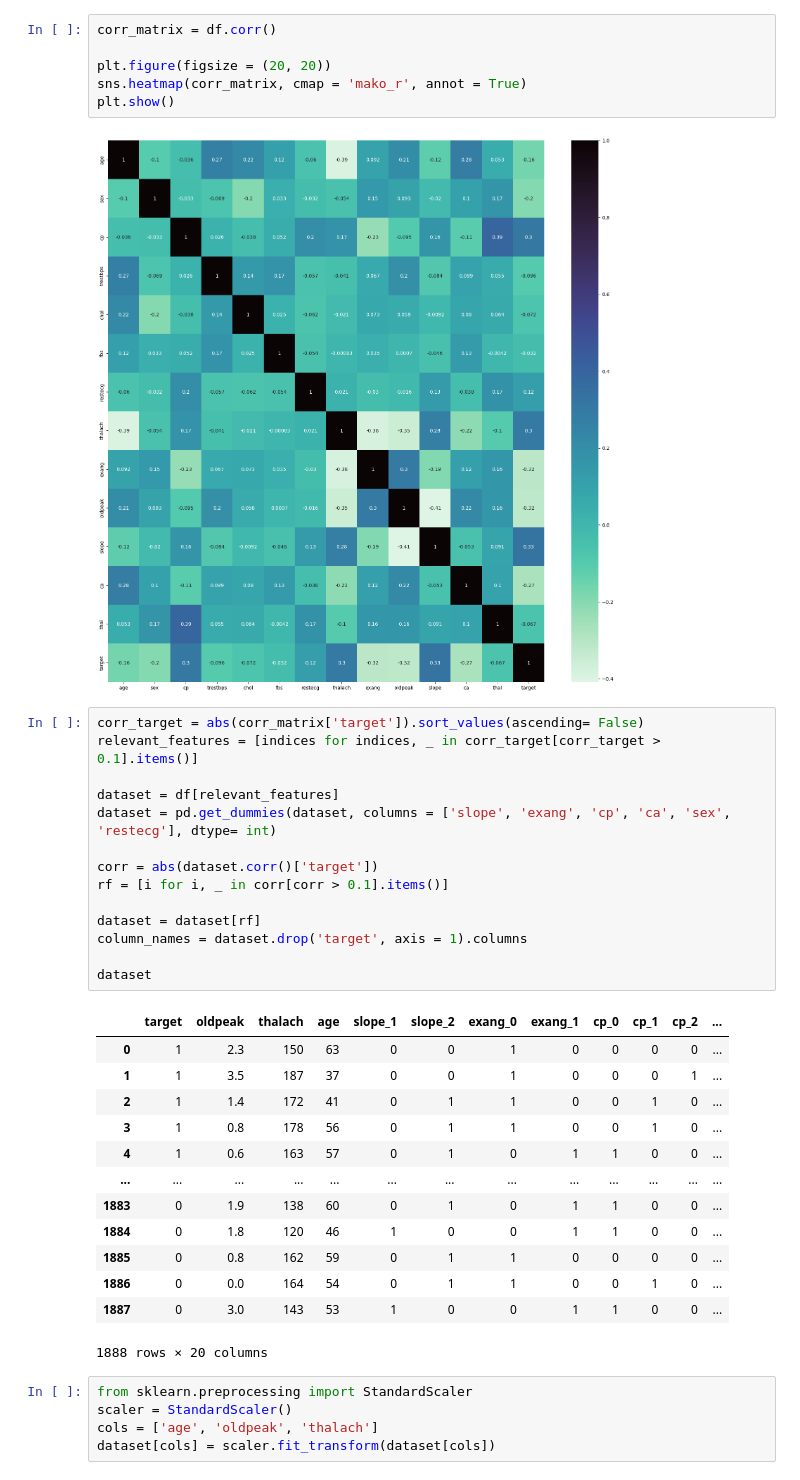
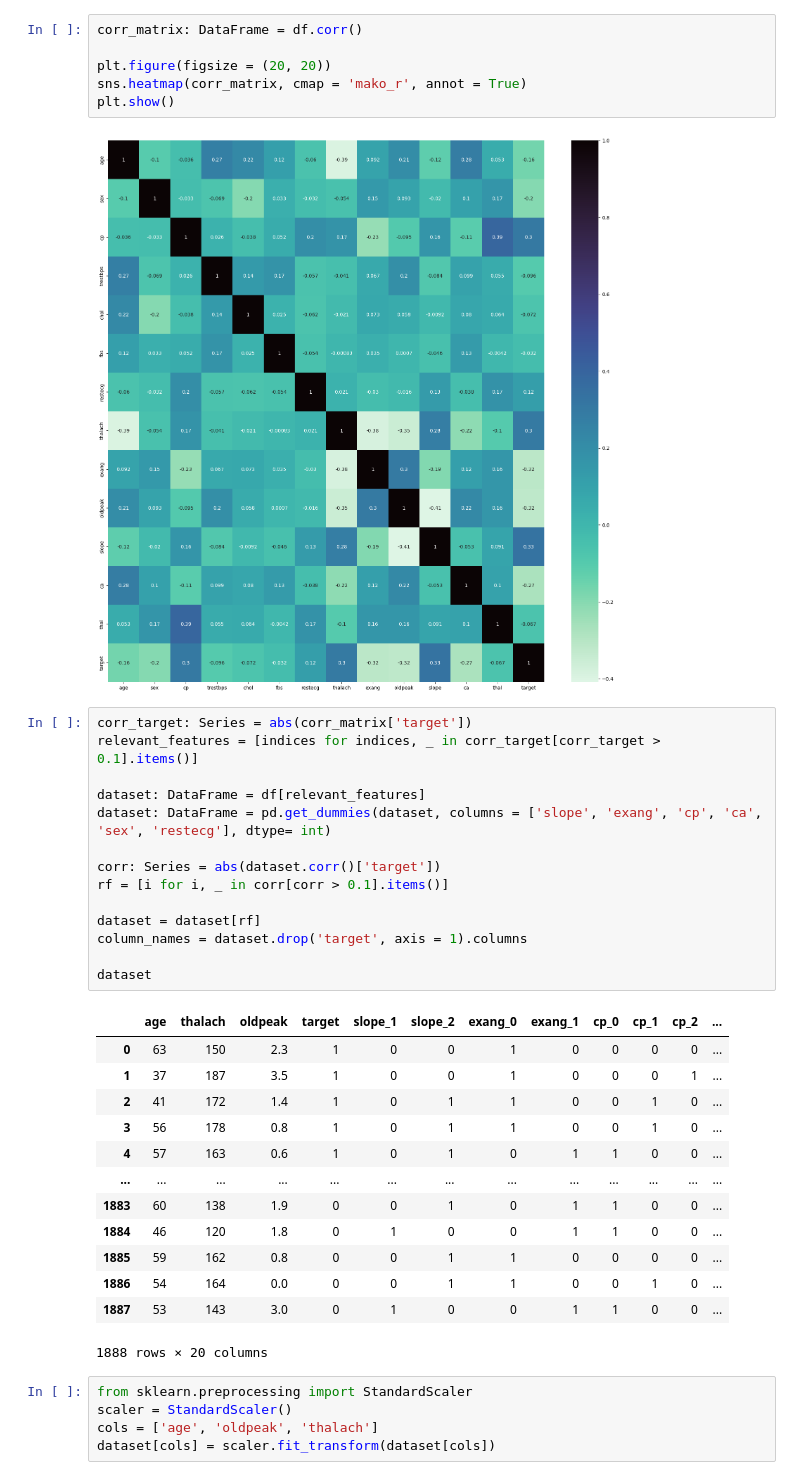
Before and after one commit to 00101010101/Heart-Disease-Prediction, a Jupyter notebook: model.ipynb, the cells around one changed output. Drawn from its saved outputs; the diff is of its cells as text.

```diff
--- a/model.ipynb
+++ b/model.ipynb
@@ -93,7 +93,7 @@ plt.ylabel('Number of Patients')
 Text(0, 0.5, 'Number of Patients')
 [figure]
 # %%
-corr_matrix = df.corr()
+corr_matrix: DataFrame = df.corr()
 
 plt.figure(figsize = (20, 20))
 sns.heatmap(corr_matrix, cmap = 'mako_r', annot = True)
@@ -101,32 +101,32 @@ plt.show()
 # %% [output]
 [figure]
 # %%
-corr_target = abs(corr_matrix['target']).sort_values(ascending= False)
+corr_target: Series = abs(corr_matrix['target'])
 relevant_features = [indices for indices, _ in corr_target[corr_target > 0.1].items()]
 
-dataset = df[relevant_features]
-dataset = pd.get_dummies(dataset, columns = ['slope', 'exang', 'cp', 'ca', 'sex', 'restecg'], dtype= int)
+dataset: DataFrame = df[relevant_features]
+dataset: DataFrame = pd.get_dummies(dataset, columns = ['slope', 'exang', 'cp', 'ca', 'sex', 'restecg'], dtype= int)
 
-corr = abs(dataset.corr()['target'])
+corr: Series = abs(dataset.corr()['target'])
 rf = [i for i, _ in corr[corr > 0.1].items()]
 
 dataset = dataset[rf]
 column_names = dataset.drop('target', axis = 1).columns
 
 dataset
 # %% [output]
-|  | target | oldpeak | thalach | age | slope_1 | slope_2 | exang_0 | exang_1 | cp_0 | cp_1 | cp_2 | ... |
-| 0 | 1 | 2.3 | 150 | 63 | 0 | 0 | 1 | 0 | 0 | 0 | 0 | ... |
-| 1 | 1 | 3.5 | 187 | 37 | 0 | 0 | 1 | 0 | 0 | 0 | 1 | ... |
-| 2 | 1 | 1.4 | 172 | 41 | 0 | 1 | 1 | 0 | 0 | 1 | 0 | ... |
-| 3 | 1 | 0.8 | 178 | 56 | 0 | 1 | 1 | 0 | 0 | 1 | 0 | ... |
-| 4 | 1 | 0.6 | 163 | 57 | 0 | 1 | 0 | 1 | 1 | 0 | 0 | ... |
+|  | age | thalach | oldpeak | target | slope_1 | slope_2 | exang_0 | exang_1 | cp_0 | cp_1 | cp_2 | ... |
+| 0 | 63 | 150 | 2.3 | 1 | 0 | 0 | 1 | 0 | 0 | 0 | 0 | ... |
+| 1 | 37 | 187 | 3.5 | 1 | 0 | 0 | 1 | 0 | 0 | 0 | 1 | ... |
+| 2 | 41 | 172 | 1.4 | 1 | 0 | 1 | 1 | 0 | 0 | 1 | 0 | ... |
+| 3 | 56 | 178 | 0.8 | 1 | 0 | 1 | 1 | 0 | 0 | 1 | 0 | ... |
+| 4 | 57 | 163 | 0.6 | 1 | 0 | 1 | 0 | 1 | 1 | 0 | 0 | ... |
 | ... | ... | ... | ... | ... | ... | ... | ... | ... | ... | ... | ... | ... |
-| 1883 | 0 | 1.9 | 138 | 60 | 0 | 1 | 0 | 1 | 1 | 0 | 0 | ... |
-| 1884 | 0 | 1.8 | 120 | 46 | 1 | 0 | 0 | 1 | 1 | 0 | 0 | ... |
-| 1885 | 0 | 0.8 | 162 | 59 | 0 | 1 | 1 | 0 | 0 | 0 | 0 | ... |
-| 1886 | 0 | 0.0 | 164 | 54 | 0 | 1 | 1 | 0 | 0 | 1 | 0 | ... |
-| 1887 | 0 | 3.0 | 143 | 53 | 1 | 0 | 0 | 1 | 1 | 0 | 0 | ... |
+| 1883 | 60 | 138 | 1.9 | 0 | 0 | 1 | 0 | 1 | 1 | 0 | 0 | ... |
+| 1884 | 46 | 120 | 1.8 | 0 | 1 | 0 | 0 | 1 | 1 | 0 | 0 | ... |
+| 1885 | 59 | 162 | 0.8 | 0 | 0 | 1 | 1 | 0 | 0 | 0 | 0 | ... |
+| 1886 | 54 | 164 | 0.0 | 0 | 0 | 1 | 1 | 0 | 0 | 1 | 0 | ... |
+| 1887 | 53 | 143 | 3.0 | 0 | 1 | 0 | 0 | 1 | 1 | 0 | 0 | ... |
 1888 rows × 20 columns
 # %%
 from sklearn.preprocessing import StandardScaler
```
Also changed, not shown: parts of 14 cells of this notebook.
